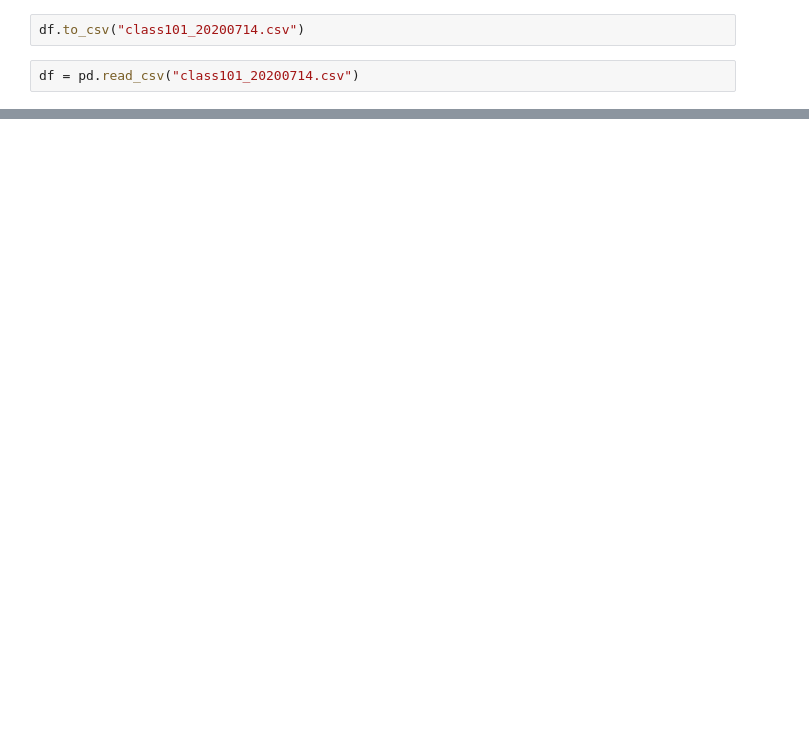
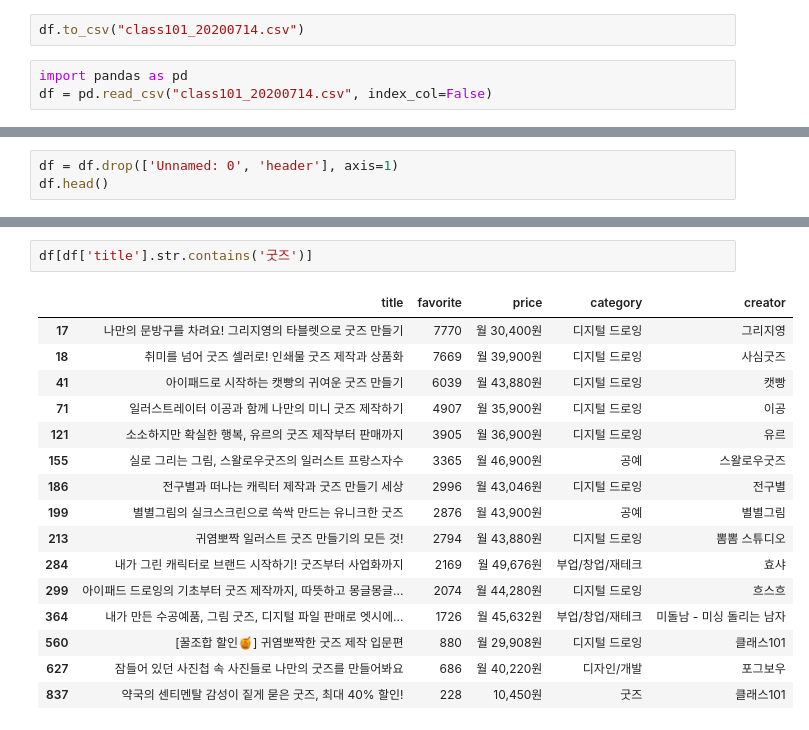
Before and after one commit to JessyMin/webpage_scraping, a Jupyter notebook: class101/scraping_class101_2.ipynb, the cells around one changed output, grey strips where cells are left out. Saved outputs shown, nothing was run; the diff lists cells and outputs as text; blank space fills up the shorter version.

```diff
--- a/class101/scraping_class101_2.ipynb
+++ b/class101/scraping_class101_2.ipynb
@@ -111,4 +111,5 @@ df.tail()
 # %%
 df.to_csv("class101_20200714.csv")
 # %%
-df = pd.read_csv("class101_20200714.csv")
+import pandas as pd
+df = pd.read_csv("class101_20200714.csv", index_col=False)
@@ -114,0 +125,3 @@ df = pd.read_csv("class101_20200714.csv")
+# %%
+df = df.drop(['Unnamed: 0', 'header'], axis=1)
+df.head()
@@ -114,0 +242,19 @@ df = pd.read_csv("class101_20200714.csv")
+# %%
+df[df['title'].str.contains('굿즈')]
+# %% [output]
+|  | title | favorite | price | category | creator |
+| 17 | 나만의 문방구를 차려요! 그리지영의 타블렛으로 굿즈 만들기 | 7770 | 월 30,400원 | 디지털 드로잉 | 그리지영 |
+| 18 | 취미를 넘어 굿즈 셀러로! 인쇄물 굿즈 제작과 상품화 | 7669 | 월 39,900원 | 디지털 드로잉 | 사심굿즈 |
+| 41 | 아이패드로 시작하는 캣빵의 귀여운 굿즈 만들기 | 6039 | 월 43,880원 | 디지털 드로잉 | 캣빵 |
+| 71 | 일러스트레이터 이공과 함께 나만의 미니 굿즈 제작하기 | 4907 | 월 35,900원 | 디지털 드로잉 | 이공 |
+| 121 | 소소하지만 확실한 행복, 유르의 굿즈 제작부터 판매까지 | 3905 | 월 36,900원 | 디지털 드로잉 | 유르 |
+| 155 | 실로 그리는 그림, 스왈로우굿즈의 일러스트 프랑스자수 | 3365 | 월 46,900원 | 공예 | 스왈로우굿즈 |
+| 186 | 전구별과 떠나는 캐릭터 제작과 굿즈 만들기 세상 | 2996 | 월 43,046원 | 디지털 드로잉 | 전구별 |
+| 199 | 별별그림의 실크스크린으로 쓱싹 만드는 유니크한 굿즈 | 2876 | 월 43,900원 | 공예 | 별별그림 |
+| 213 | 귀염뽀짝 일러스트 굿즈 만들기의 모든 것! | 2794 | 월 43,880원 | 디지털 드로잉 | 뽐뽐 스튜디오 |
+| 284 | 내가 그린 캐릭터로 브랜드 시작하기! 굿즈부터 사업화까지 | 2169 | 월 49,676원 | 부업/창업/재테크 | 효샤 |
+| 299 | 아이패드 드로잉의 기초부터 굿즈 제작까지, 따뜻하고 몽글몽글... | 2074 | 월 44,280원 | 디지털 드로잉 | 흐스흐 |
+| 364 | 내가 만든 수공예품, 그림 굿즈, 디지털 파일 판매로 엣시에... | 1726 | 월 45,632원 | 부업/창업/재테크 | 미돌남 - 미싱 돌리는 남자 |
+| 560 | [꿀조합 할인🍯] 귀염뽀짝한 굿즈 제작 입문편 | 880 | 월 29,908원 | 디지털 드로잉 | 클래스101 |
+| 627 | 잠들어 있던 사진첩 속 사진들로 나만의 굿즈를 만들어봐요 | 686 | 월 40,220원 | 디자인/개발 | 포그보우 |
+| 837 | 약국의 센티멘탈 감성이 짙게 묻은 굿즈, 최대 40% 할인! | 228 | 10,450원 | 굿즈 | 클래스101 |
```
Also changed, not shown: parts of 11 cells of this notebook.
